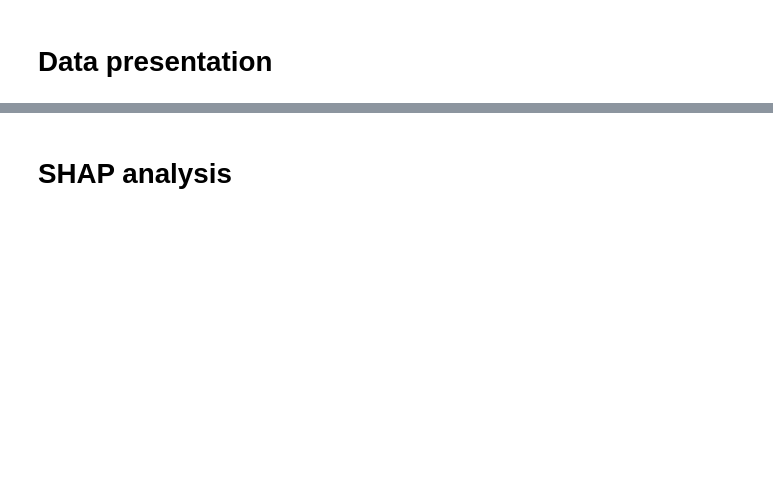
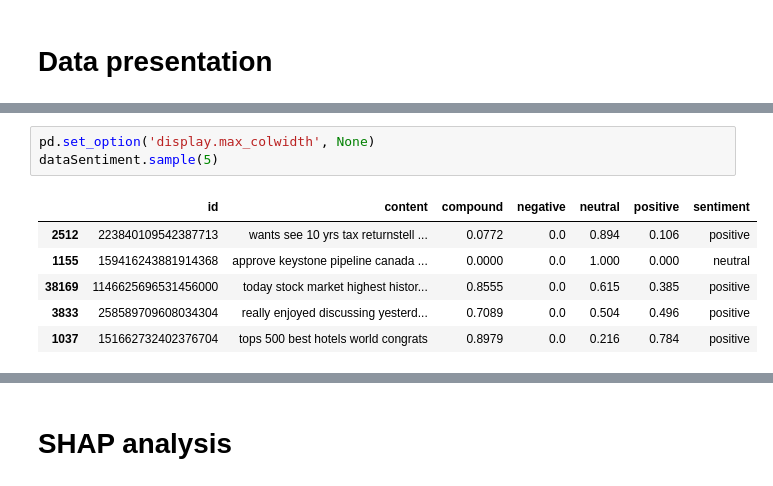
Before and after one commit to BKonopka123/MIO_project_nlp_shap, a Jupyter notebook: MIO_Projekt (1).ipynb, the cells around one changed output, grey strips where cells are left out. Saved outputs shown, nothing was run; the diff lists cells and outputs as text; blank space fills up the shorter version.

```diff
--- a/MIO_Projekt (1).ipynb
+++ b/MIO_Projekt (1).ipynb
@@ -211,0 +200,10 @@ data
+# %%
+pd.set_option('display.max_colwidth', None)
+dataSentiment.sample(5)
+# %% [output]
+|  | id | content | compound | negative | neutral | positive | sentiment |
+| 2512 | 223840109542387713 | wants see 10 yrs tax returnstell ... | 0.0772 | 0.0 | 0.894 | 0.106 | positive |
+| 1155 | 159416243881914368 | approve keystone pipeline canada ... | 0.0000 | 0.0 | 1.000 | 0.000 | neutral |
+| 38169 | 1146625696531456000 | today stock market highest histor... | 0.8555 | 0.0 | 0.615 | 0.385 | positive |
+| 3833 | 258589709608034304 | really enjoyed discussing yesterd... | 0.7089 | 0.0 | 0.504 | 0.496 | positive |
+| 1037 | 151662732402376704 | tops 500 best hotels world congrats | 0.8979 | 0.0 | 0.216 | 0.784 | positive |
```
Also changed, not shown: parts of 10 cells of this notebook, 1 other file.
